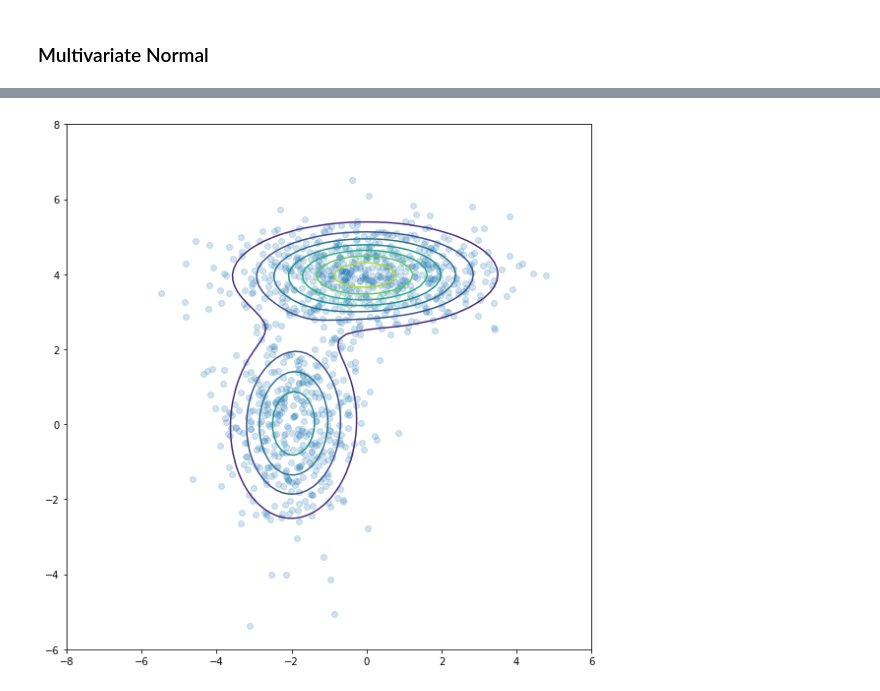
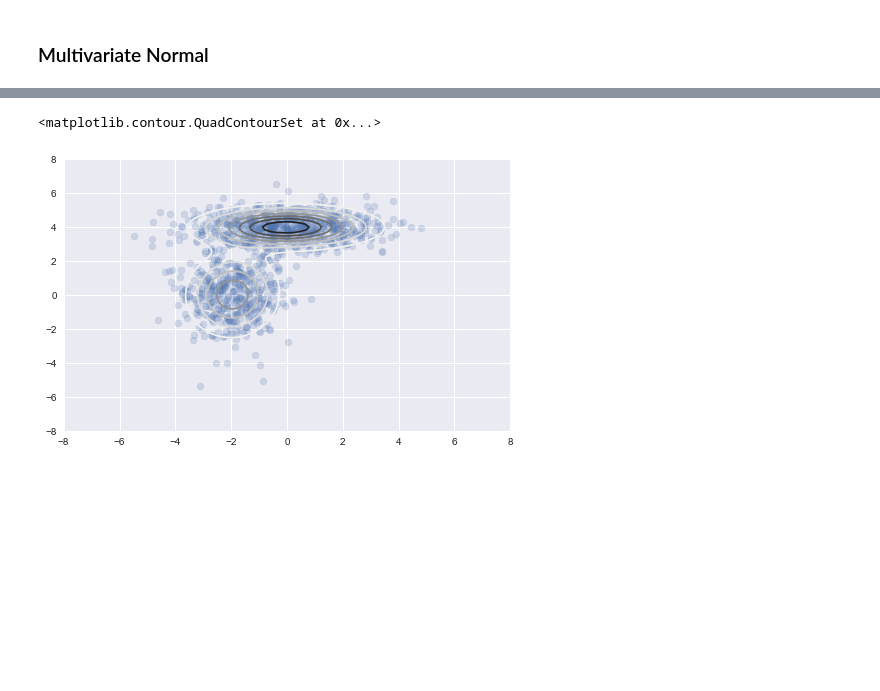
Before and after one commit to drkmd88/STATalgo, a Jupyter notebook: EM.ipynb, the cells around one changed output, grey strips where cells are left out. Saved outputs shown, nothing was run; the diff lists cells and outputs as text; code cells hidden in the pictures; blank space fills up the shorter version.

```diff
--- a/EM.ipynb
+++ b/EM.ipynb
@@ -212,20 +193,21 @@ Wall time: 18 ms
 # %%
 intervals = 101
 ys = np.linspace(-8,8,intervals)
 X, Y = np.meshgrid(ys, ys)
 _ys = np.vstack([X.ravel(), Y.ravel()]).T
 
 z = np.zeros(len(_ys))
 for pi, mu, sigma in zip(pis1, mus1, sigmas1):
     z += pi*mvn(mu, sigma).pdf(_ys)
 z = z.reshape((intervals, intervals))
 
-plt.figure(figsize=(12,8))
-ax = plt.subplot(111)
+# ax = plt.subplot(111)
+plt.figure(figsize=(8,5))
 plt.scatter(xs[:,0], xs[:,1], alpha=0.2)
-plt.contour(X, Y, z, N=10)
-plt.axis([-8,6,-6,8])
-ax.axes.set_aspect('equal')
-plt.tight_layout()
+plt.contour(X, Y, z)
+# plt.axis([-8,6,-6,8])
+# ax.axes.set_aspect('equal')
+# plt.tight_layout()
 # %% [output]
+<matplotlib.contour.QuadContourSet at 0x...>
-[figure, old version]
+[figure, new version]
```
Also changed, not shown: parts of 8 cells of this notebook.
